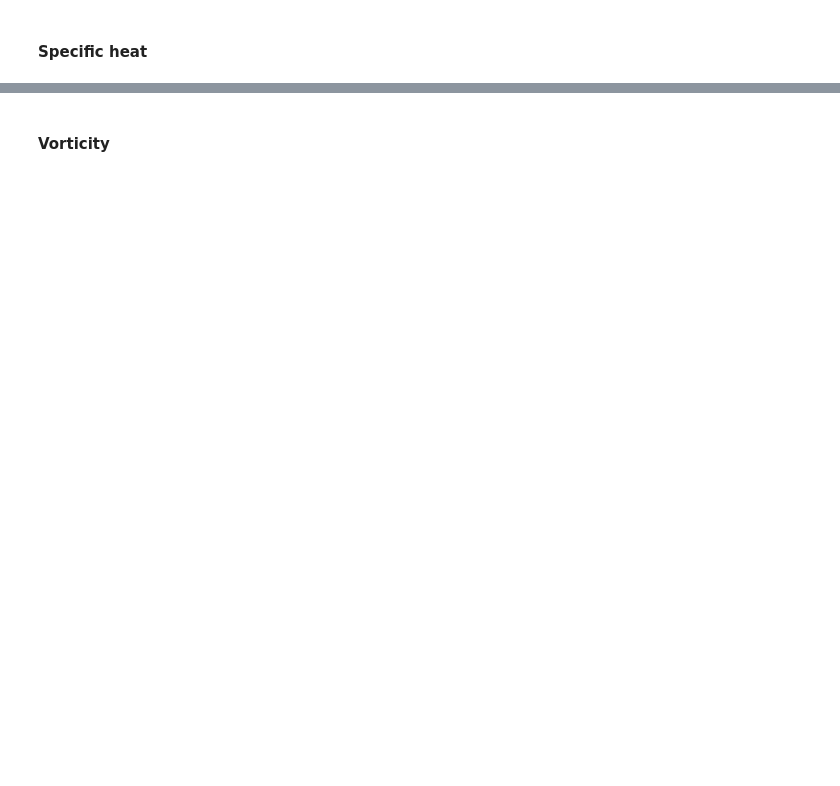
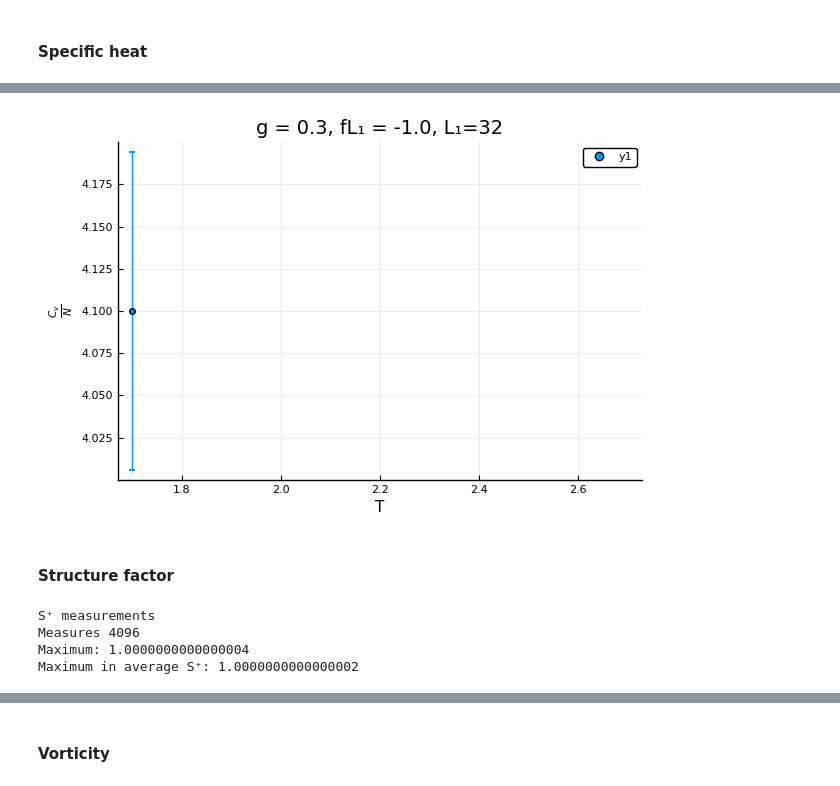
Before and after one commit to 9cco/finite-temp-vortex-lattice, a Jupyter notebook: Notebooks/Script postprocessing.ipynb, the cells around one changed output, grey strips where cells are left out. Saved outputs shown, nothing was run; the diff lists cells and outputs as text; code cells hidden in the pictures; blank space fills up the shorter version.

```diff
--- a/Notebooks/Script postprocessing.ipynb
+++ b/Notebooks/Script postprocessing.ipynb
@@ -96,3 +86,0 @@ Plotting some variance graphs and making jackknife estimates
-# %%
-num_blocks = 2^6
-varianceByBlockLengthPlots(ρˣ₂_by_T, E_by_T, [1/T for T in temps]; num_blocks=num_blocks)
@@ -186,0 +103,35 @@ scatter(reverse(temps), Cv_avg_by_T, yerror=Cv_err_by_T)
+# %%
+singleSeriesVariancePlot(Es, num_blocks; title="Variance of blocked energy given block size Nb")
+
+jv = jackVars(energies -> specificHeat(energies, 1/T), Es, num_blocks; skip_check=true)
+Cv_avg, Cv_var = jackEstimate(jv)
+Cv_err = √(Cv_var)
+
+plt = scatter([T], [Cv_avg./N], yerror=[Cv_err./N]; ylabel=L"\frac{C_v}{N}", xlabel="T",
+title="g = $(round(g; digits=2)), fL₁ = $(round(f*L₁; digits=2)), L₁=$(L₁)")
+savefig(plt, "specific_heat.pdf")
+# %% [output]
+[figure, added]
+# %% [markdown]
+#### Structure factor
+# %%
+vo_di = JLD.load("vorticity.jld")
+S⁺s = vo_di["sp"];
+println("S⁺ measurements")
+println("Measures $(length(S⁺s))")
+println("Maximum: $(maximum(S⁺s[rand(1:M)])/(L₁*L₂*f*two_pi)^2)")
+# Measured k-vector components3
+kx = [two_pi/L₁*(x-1-L₁/2) for x = 1:L₁]
+ky = [two_pi/L₂*(y-1-L₂/2) for y = 1:L₂];
+# Normalizing structure function
+normalization = (L₁*L₂*f*two_pi)^2#(L^2*f*two_pi)^2
+S⁺s /= normalization;
+
+# Finding if there is correct normalization
+S⁺_avg = mean(S⁺s);
+println("Maximum in average S⁺: $(maximum(S⁺_avg))")
+# %% [output]
+S⁺ measurements
+Measures 4096
+Maximum: 1.0000000000000004
+Maximum in average S⁺: 1.0000000000000002
```
Also changed, not shown: parts of 70 cells of this notebook, 2 other files.
